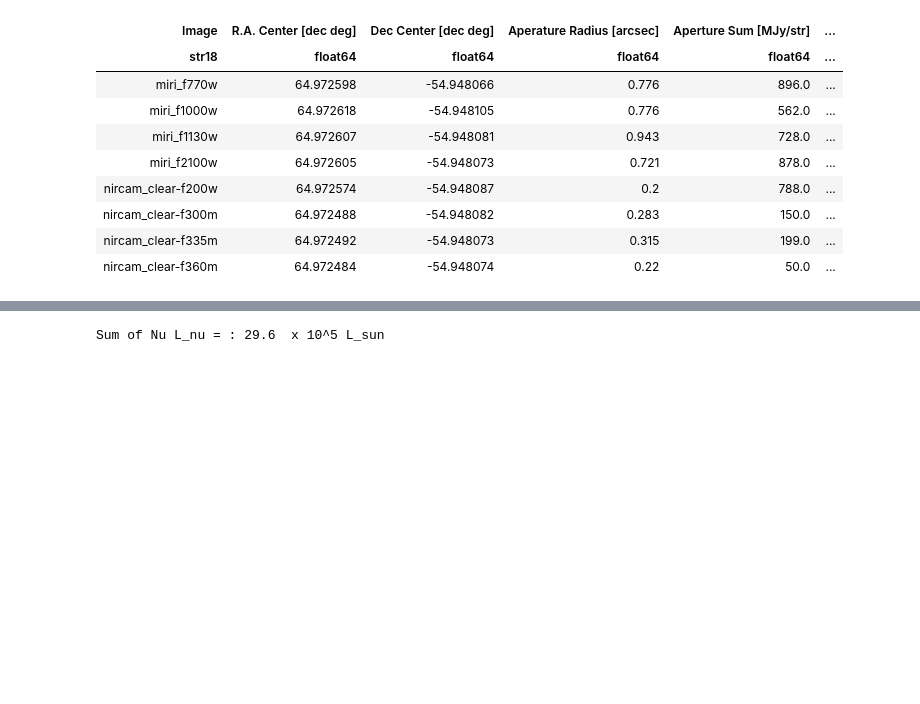
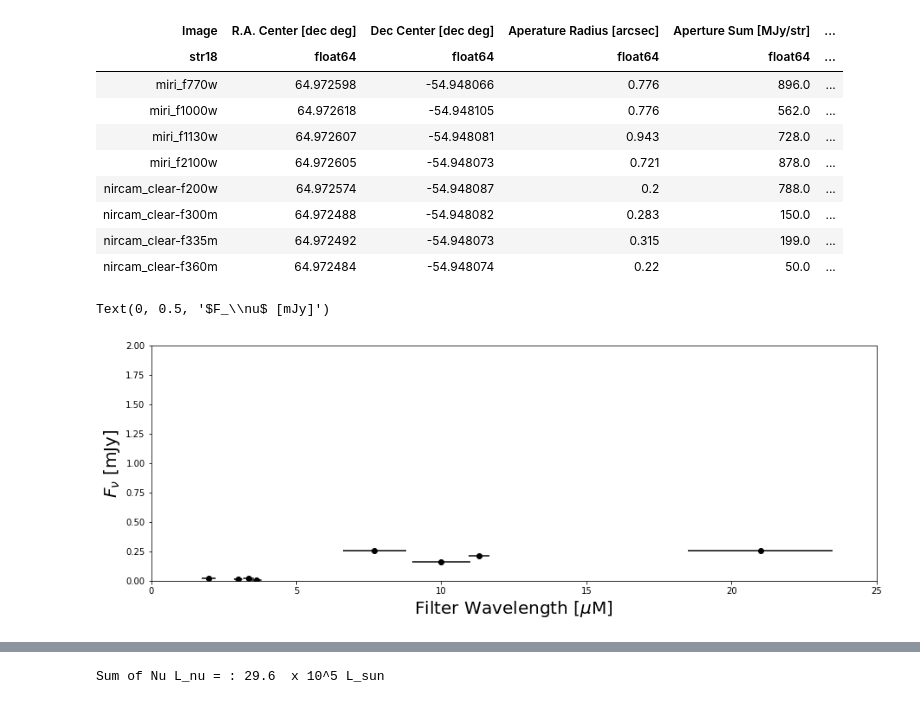
Before and after one commit to NessMayker/SNeJWST, a Jupyter notebook: Code/0.JWST_NGC1566_SN2021aefx.ipynb, the cells around one changed output, grey strips where cells are left out. Saved outputs shown, nothing was run; the diff lists cells and outputs as text; code cells hidden in the pictures; blank space fills up the shorter version.

```diff
--- a/Code/0.JWST_NGC1566_SN2021aefx.ipynb
+++ b/Code/0.JWST_NGC1566_SN2021aefx.ipynb
@@ -588,3 +600,25 @@ Table length=8
 | nircam_clear-f300m | 64.972488 | -54.948082 | 0.283 | 150.0 | ... |
 | nircam_clear-f335m | 64.972492 | -54.948073 | 0.315 | 199.0 | ... |
 | nircam_clear-f360m | 64.972484 | -54.948074 | 0.22 | 50.0 | ... |
+# %%
+# SED plot
+
+# yTickMultiplier = [1.5,2.65,3.5,4.7,5.45,6.3,7.35,8.]
+# yTicks = [2./x for x in yTickMultiplier]
+# xTickMultiplier = [0.9,2.15,3.15,4.75,5.95,8.2,9.75,12,13.6,14.8,15.8,16.6,17.4,18.6,19.6,20.5,21.5,22.5,23.5,24.5]
+# xTicks = [22./x for x in xTickMultiplier]
+err_lambda = [x/2. for x in delta_lambda]
+plt.figure(figsize = (15,5))
+plt.ylim(0.00,2.0)
+plt.xlim(0.0,25)
+# plt.xticks(ticks=xTicks,
+#            labels=["0.4","0.5","0.6","0.8","1.0","1.5","2","3","4","5","6","7","8","10",
+#                             "12","14","16","18","20","22"])
+# plt.yticks(ticks=yTicks, labels=["0.1","0.2","0.3","0.5","0.7","1.0","1.5","2.0"])
+plt.scatter(lambda_0,flux, color='black')
+plt.errorbar(lambda_0,flux, xerr = err_lambda, fmt='', ls="", color="black")
+plt.xlabel("Filter Wavelength [$\mu$M]", fontsize = 20)
+plt.ylabel(r"$F_\nu$ [mJy]", fontsize=20)
+# %% [output]
+Text(0, 0.5, '$F_\\nu$ [mJy]')
+[figure, added]
```
Also changed, not shown: parts of 9 cells of this notebook, 12 other files.
